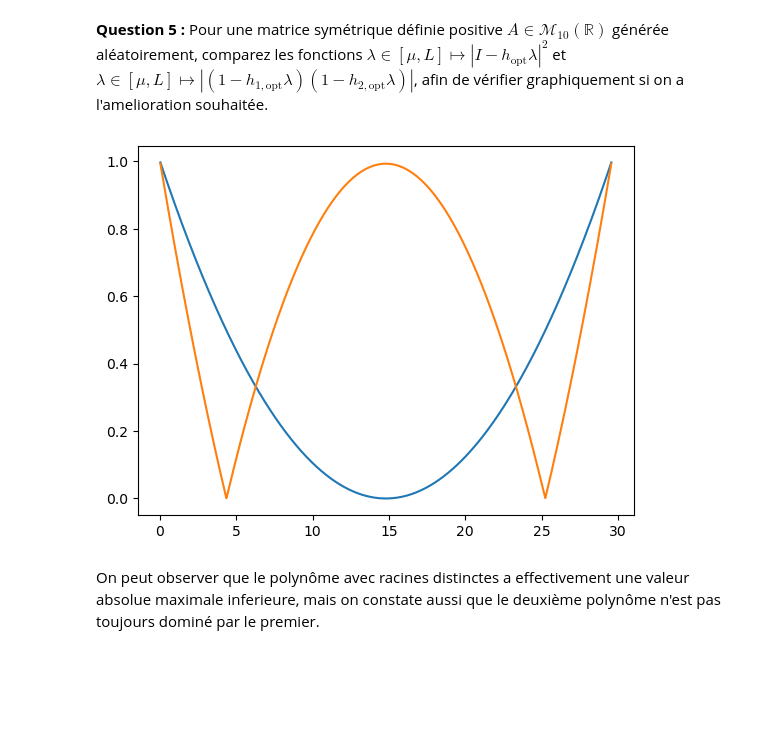
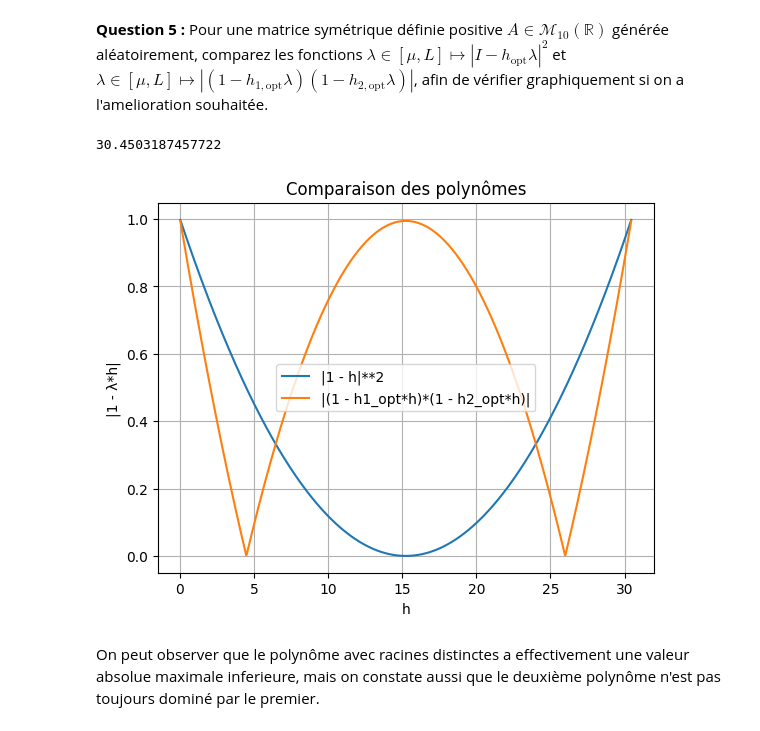
Before and after one commit to AmaelMSC/DmOpti, a Jupyter notebook: DM_2025.ipynb, the cells around one changed output. Saved outputs shown, nothing was run; the diff lists cells and outputs as text; code cells hidden in the pictures; blank space fills up the shorter version.

```diff
--- a/DM_2025.ipynb
+++ b/DM_2025.ipynb
@@ -197,27 +202,29 @@ $$
 # %% [markdown]
 **Question 5 :** Pour une matrice symétrique définie positive $A \in \mathcal{M}_{10} (\mathbb{R})$ générée aléatoirement, comparez les fonctions $\lambda \in [\mu,L] \mapsto |I-h_{\mathrm{opt}}\lambda|^2$ et $\lambda \in [\mu,L]  \mapsto |(1-h_{1,\mathrm{opt}} \lambda)(1-h_{2,\mathrm{opt}} \lambda)|$, afin de vérifier graphiquement si on a l'amelioration souhaitée.
 # %%
-µ = la.norm(A, -2)
-L = la.norm(A, 2)
-hopt = 2 / (µ + L)
-h1opt = (2 / (L + µ) ) / (1 + ((L-µ) / (L + µ)) * np.cos(np.pi / 4))
-h2opt = (2 / (L + µ) ) / (1 + ((L-µ) / (L + µ)) * np.cos(3 * np.pi / 4))
 
-def f1(lam):
-    return abs(1 - hopt * lam)**2
-def f2(lam):
-    return abs((1 - h1opt * lam)*(1 - h2opt * lam))
+lmax = la.norm(A,2)
+lmin = la.norm(A,-2)
+
+h_opt = 2/(lmax + lmin)
+h1_opt = (2/(lmax + lmin)) / (1 + (lmax-lmin)/(lmax+lmin)*np.cos(np.pi/4))
+h2_opt = (2/(lmax + lmin)) / (1 + (lmax-lmin)/(lmax+lmin)*np.cos(3*np.pi/4))
+print(lmax)
+h = np.linspace(lmin, lmax , 1000)
+f1 = np.abs(1 - h_opt*h)**2
+f2 = np.abs((1 - h1_opt*h)*(1 - h2_opt*h))
+
+plt.plot(h, f1, label = "|1 - h|**2")
+plt.plot(h, f2, label = "|(1 - h1_opt*h)*(1 - h2_opt*h)|")
+plt.xlabel("h")
+plt.ylabel("|1 - λ*h|")
+plt.legend()
+plt.grid(True)
+plt.title("Comparaison des polynômes")
+plt.show()
+# %% [output]
+30.4503187457722
+[figure, added]
-# %%
-h = np.linspace(µ, L, 500)
-
-h1 = f1(h)
-h2 = f2(h)
-
-plt.plot(h, h1)
-plt.plot(h, h2)
-plt.show()
-# %% [output]
-[figure, removed]
 # %% [markdown]
 On peut observer que le polynôme avec racines distinctes a effectivement une valeur absolue maximale inferieure, mais on constate aussi que le deuxième polynôme n'est pas toujours dominé par le premier.
 # %% [markdown]
```
Also changed, not shown: parts of 22 cells of this notebook, 3 other files.
